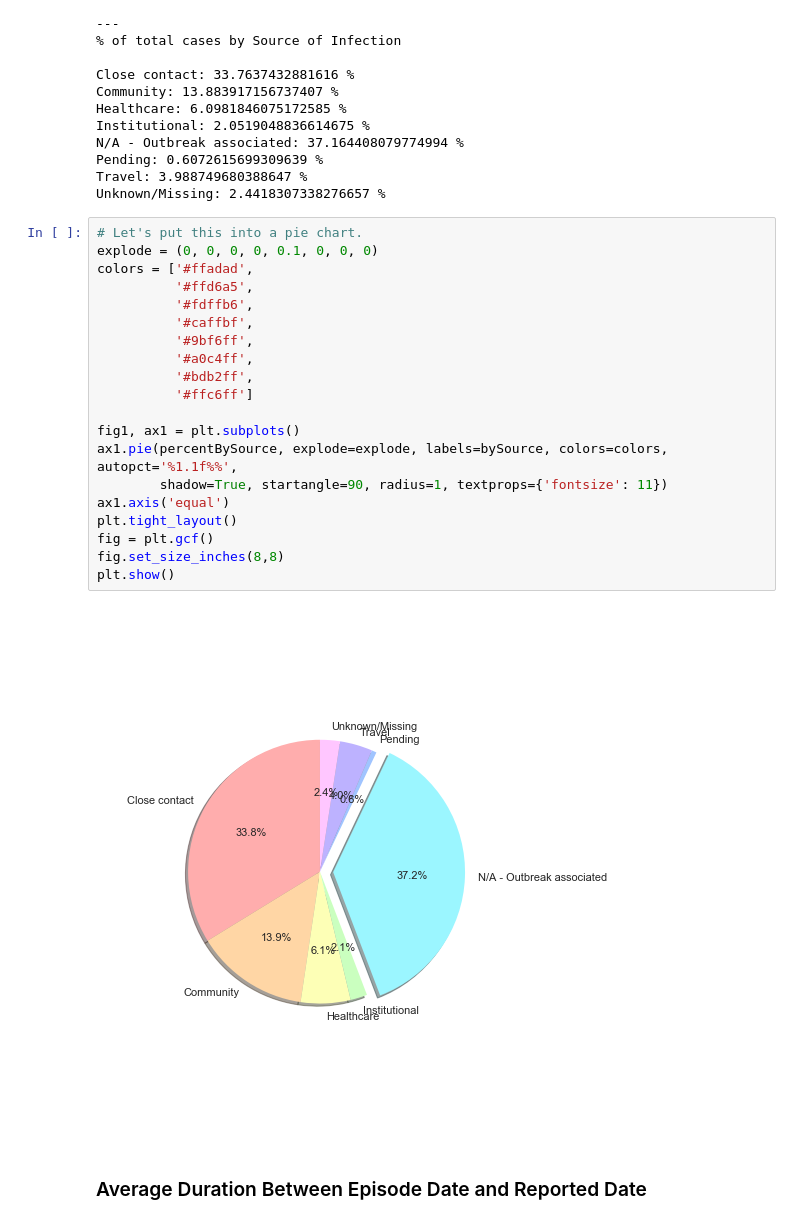
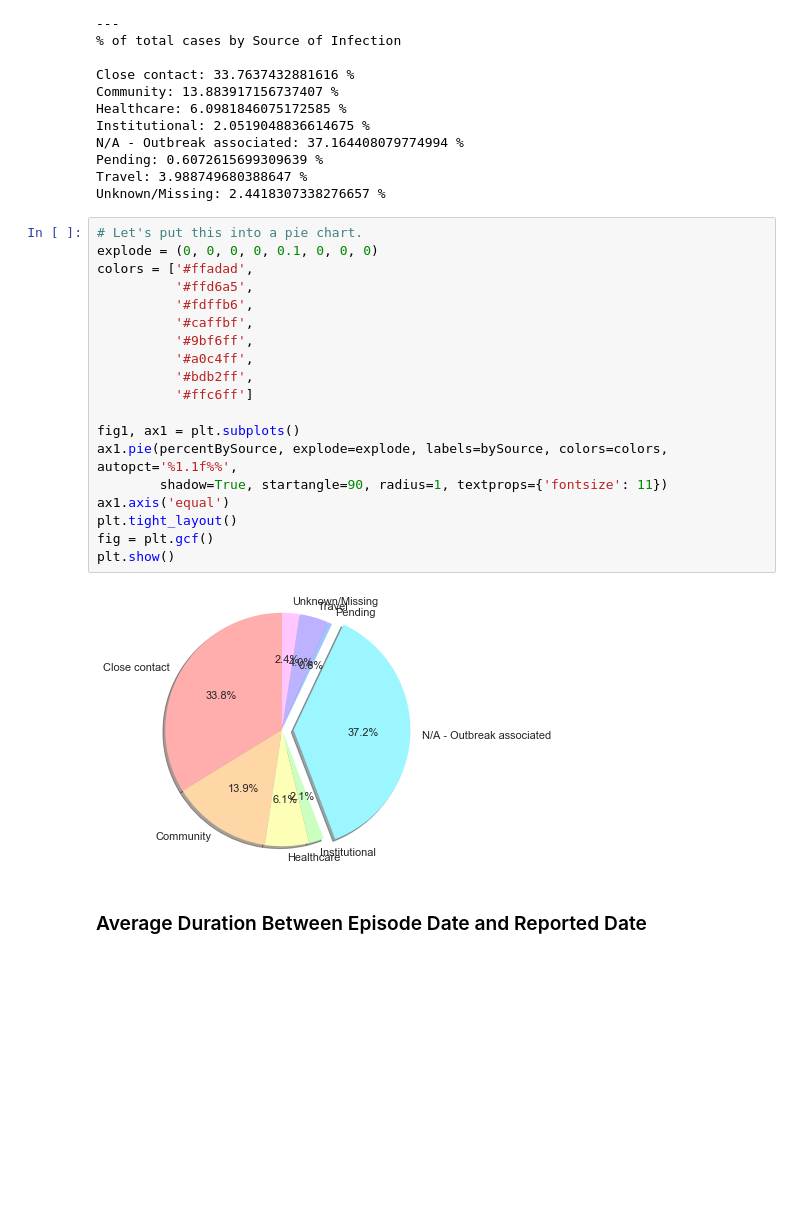
Before and after one commit to KevinRiady/COVID19-Toronto-Data-Project, a Jupyter notebook: COVID19 Toronto Data Analysis.ipynb, the cells around one changed output. Cells and saved outputs as stored; diff of their text form; blank space fills up the shorter version.

```diff
--- a/COVID19 Toronto Data Analysis.ipynb
+++ b/COVID19 Toronto Data Analysis.ipynb
@@ -412,25 +412,24 @@ Unknown/Missing: 2.4418307338276657 %
 # %%
 # Let's put this into a pie chart.
 explode = (0, 0, 0, 0, 0.1, 0, 0, 0)
 colors = ['#ffadad',
           '#ffd6a5',
           '#fdffb6',
           '#caffbf',
           '#9bf6ff',
           '#a0c4ff',
           '#bdb2ff',
           '#ffc6ff']
 
 fig1, ax1 = plt.subplots()
 ax1.pie(percentBySource, explode=explode, labels=bySource, colors=colors, autopct='%1.1f%%',
         shadow=True, startangle=90, radius=1, textprops={'fontsize': 11})
 ax1.axis('equal')
 plt.tight_layout()
 fig = plt.gcf()
-fig.set_size_inches(8,8)
 plt.show()
 # %% [output]
-[figure, old version]
+[figure, new version]
 # %% [markdown]
 ### Average Duration Between Episode Date and Reported Date
 # %%
```
